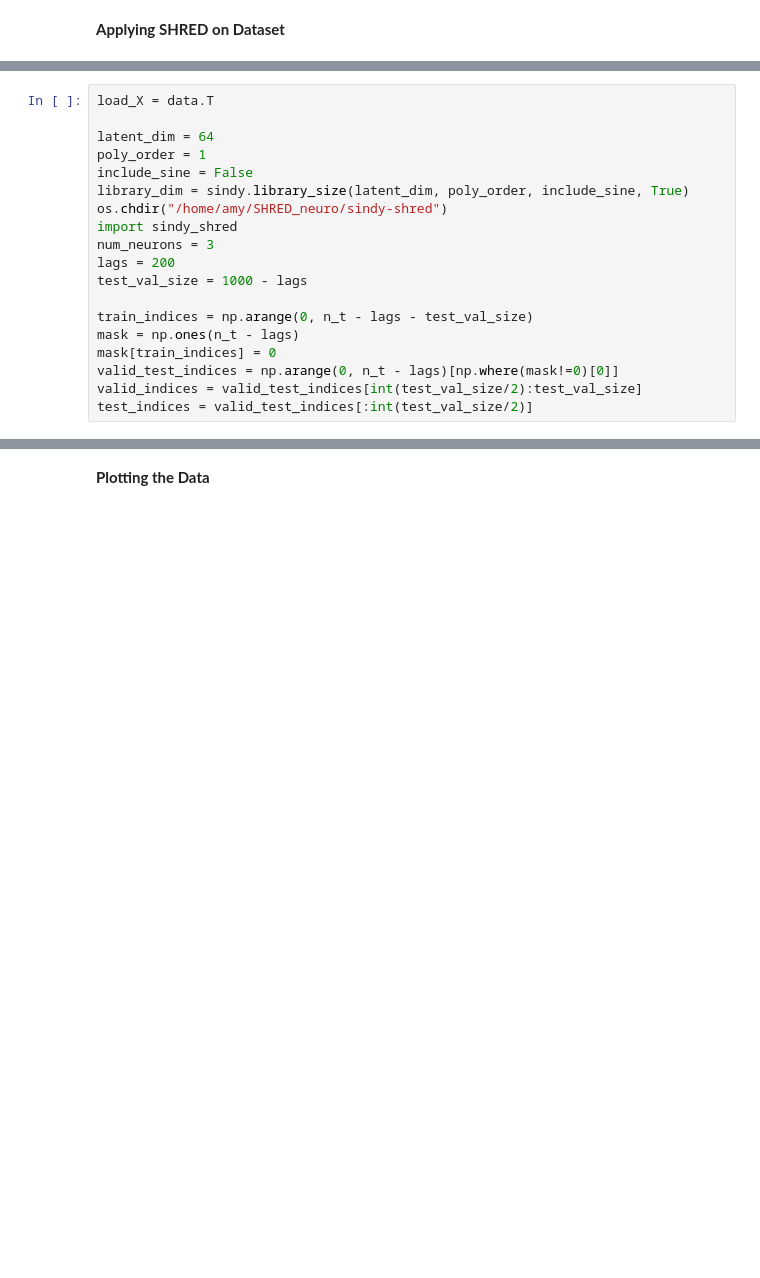
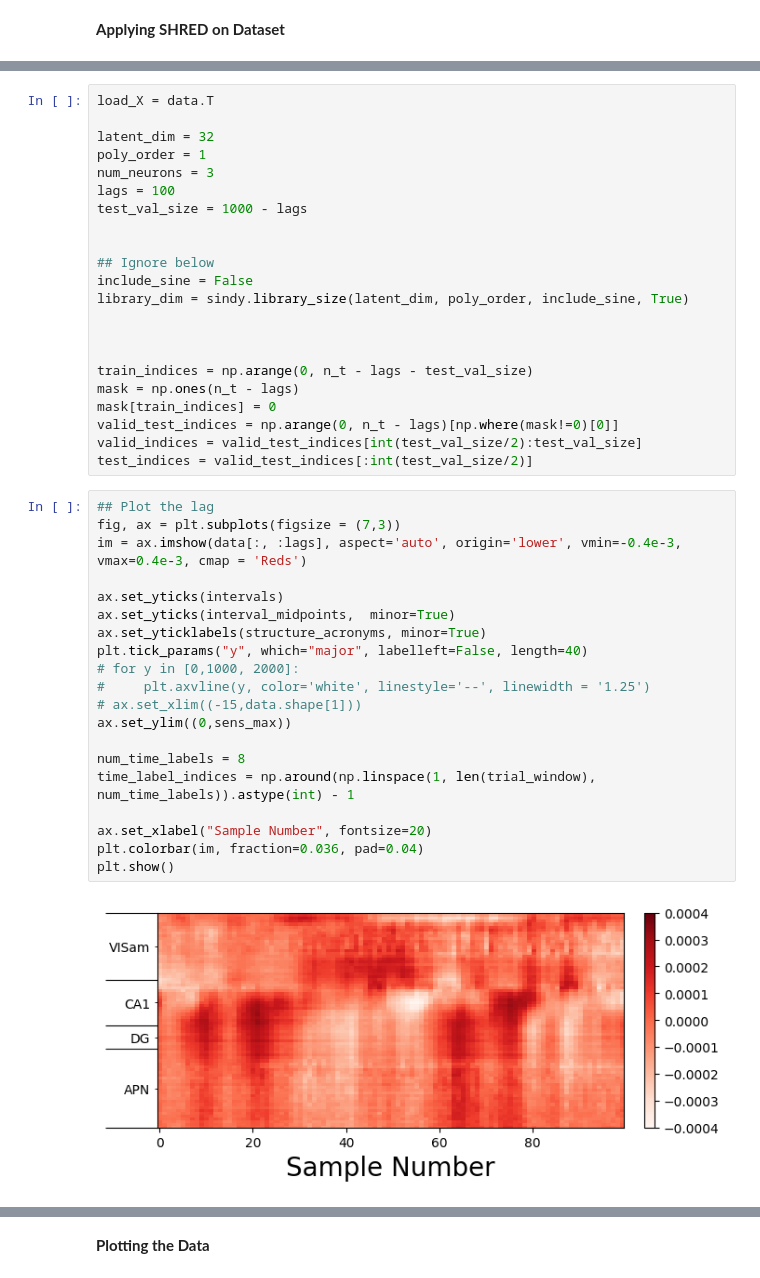
Before and after one commit to amysrude/neuralSHRED, a Jupyter notebook: mice/shred_mice_expB_i_dg.ipynb, the cells around one changed output, grey strips where cells are left out. Drawn from its saved outputs; the diff is of its cells as text; blank space fills up the shorter version.

```diff
--- a/mice/shred_mice_expB_i_dg.ipynb
+++ b/mice/shred_mice_expB_i_dg.ipynb
@@ -321,15 +348,18 @@ os.environ["CUDA_VISIBLE_DEVICES"]="0"
 # %%
 load_X = data.T
 
-latent_dim = 64
+latent_dim = 32
 poly_order = 1
+num_neurons = 3
+lags = 100
+test_val_size = 1000 - lags
+
+
+## Ignore below
 include_sine = False
 library_dim = sindy.library_size(latent_dim, poly_order, include_sine, True)
-os.chdir("/home/amy/SHRED_neuro/sindy-shred")
-import sindy_shred
-num_neurons = 3
-lags = 200
-test_val_size = 1000 - lags
+
+
 
 train_indices = np.arange(0, n_t - lags - test_val_size)
 mask = np.ones(n_t - lags)
@@ -337,3 +367,25 @@ mask[train_indices] = 0
 valid_test_indices = np.arange(0, n_t - lags)[np.where(mask!=0)[0]]
 valid_indices = valid_test_indices[int(test_val_size/2):test_val_size]
 test_indices = valid_test_indices[:int(test_val_size/2)]
+# %%
+## Plot the lag
+fig, ax = plt.subplots(figsize = (7,3))
+im = ax.imshow(data[:, :lags], aspect='auto', origin='lower', vmin=-0.4e-3, vmax=0.4e-3, cmap = 'Reds')
+
+ax.set_yticks(intervals)
+ax.set_yticks(interval_midpoints,  minor=True)
+ax.set_yticklabels(structure_acronyms, minor=True)
+plt.tick_params("y", which="major", labelleft=False, length=40)
+# for y in [0,1000, 2000]:
+#     plt.axvline(y, color='white', linestyle='--', linewidth = '1.25')
+# ax.set_xlim((-15,data.shape[1]))
+ax.set_ylim((0,sens_max))
+
+num_time_labels = 8
+time_label_indices = np.around(np.linspace(1, len(trial_window), num_time_labels)).astype(int) - 1
+
+ax.set_xlabel("Sample Number", fontsize=20)
+plt.colorbar(im, fraction=0.036, pad=0.04)
+plt.show()
+# %% [output]
+[figure, added]
```
Also changed, not shown: parts of 14 cells of this notebook, 7 other files.
